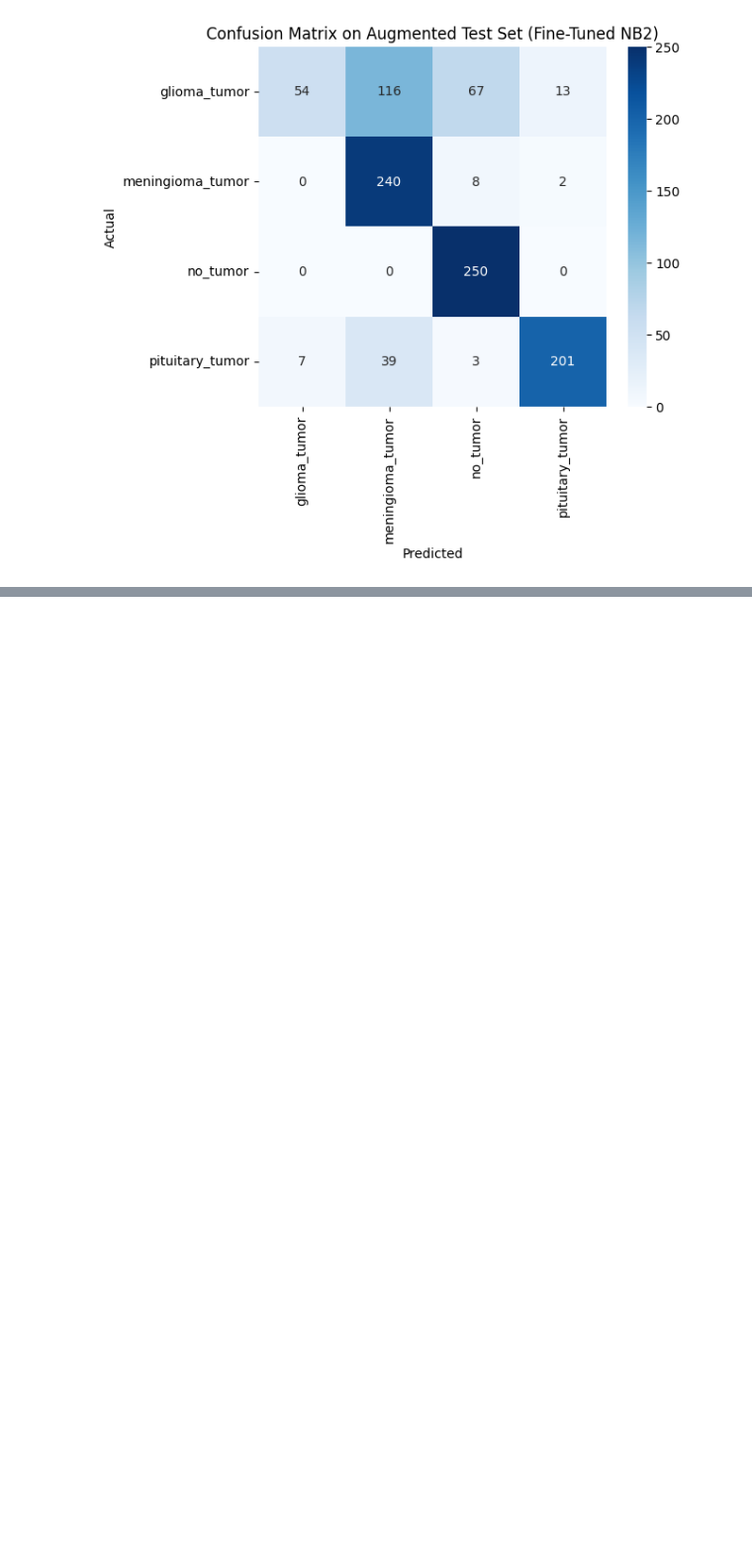
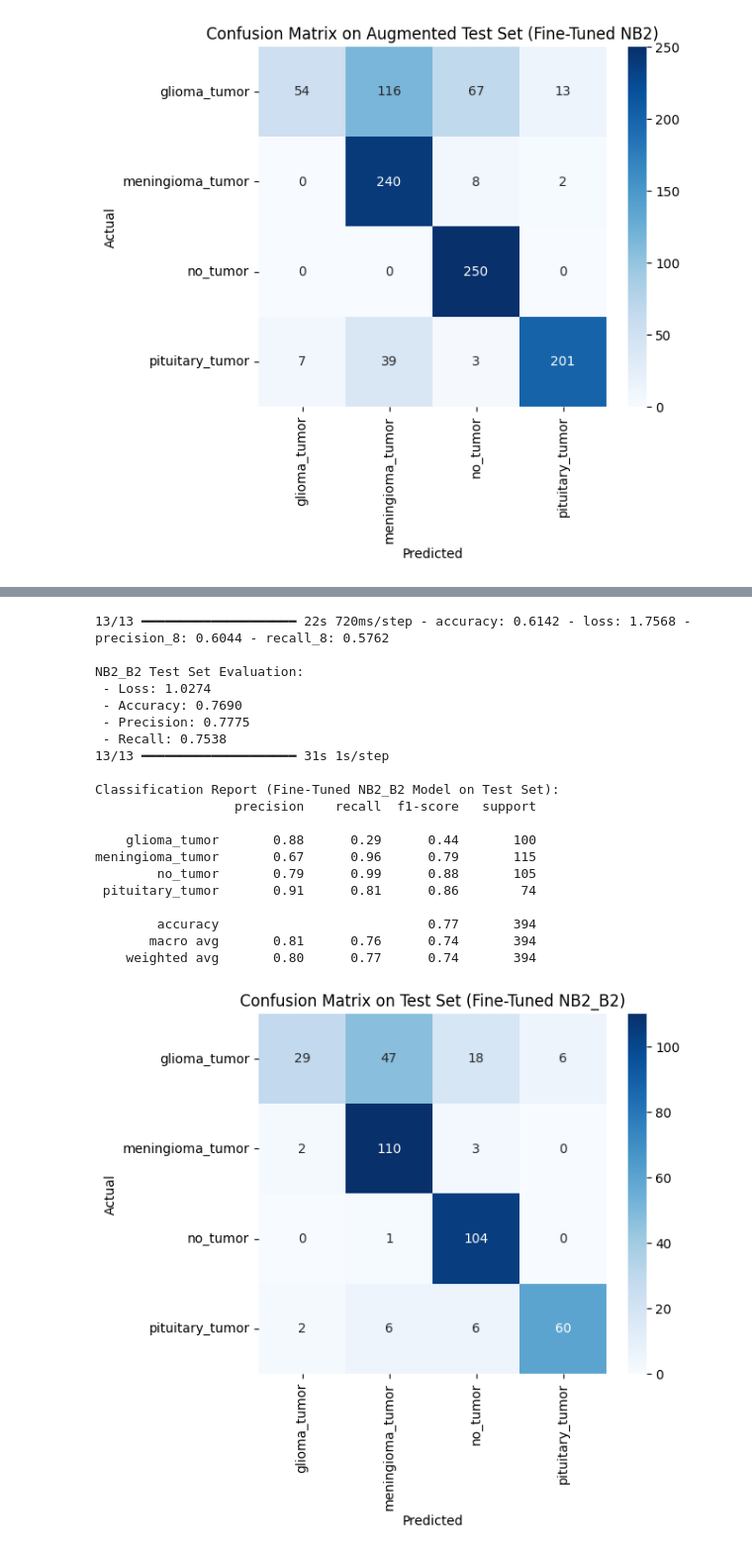
Before and after one commit to GalinaGl/CAS_ADS_2024, a Jupyter notebook: Module6/M6project/GGlousker_M6_project.ipynb, the cells around one changed output, grey strips where cells are left out. Shown at 99% size. Drawn from its saved outputs; the diff is of its cells as text; code cells hidden in the pictures; blank space fills up the shorter version.

```diff
--- a/Module6/M6project/GGlousker_M6_project.ipynb
+++ b/Module6/M6project/GGlousker_M6_project.ipynb
@@ -2093,0 +2255,56 @@ EfficientNetB0 might not be capturing glioma tumors well. Try to use a larger mo
+# %%
+# Evaluate model on the original test set
+test_loss_NB2_B2, test_accuracy_NB2_B2, test_precision_NB2_B2, test_recall_NB2_B2 = model_NB2_B2.evaluate(X_test_NB2_resized, y_test_NB2_one_hot, verbose=1)
+
+print("\nNB2_B2 Test Set Evaluation:")
+print(f" - Loss: {test_loss_NB2_B2:.4f}")
+print(f" - Accuracy: {test_accuracy_NB2_B2:.4f}")
+print(f" - Precision: {test_precision_NB2_B2:.4f}")
+print(f" - Recall: {test_recall_NB2_B2:.4f}")
+
+# Get predictions from the fine-tuned NB2_B2 model on the original test dataset
+pred_finetune_NB2_B2_test = model_NB2_B2.predict(X_test_NB2_resized)
+
+# Convert predictions from probabilities to class labels
+pred_labels_finetune_NB2_B2_test = np.argmax(pred_finetune_NB2_B2_test, axis=1)
+
+# Use y_test_NB2_one_hot for evaluation
+y_true_labels_finetune_NB2_B2_test = np.argmax(y_test_NB2_one_hot, axis=1)
+
+# Print classification report
+print("\nClassification Report (Fine-Tuned NB2_B2 Model on Test Set):")
+print(classification_report(y_true_labels_finetune_NB2_B2_test, pred_labels_finetune_NB2_B2_test, target_names=label_encoder.classes_))
+
+# Confusion matrix
+cm_finetune_NB2_B2_test = confusion_matrix(y_true_labels_finetune_NB2_B2_test, pred_labels_finetune_NB2_B2_test)
+
+# Plot confusion matrix
+plt.figure(figsize=(6, 5))
+sns.heatmap(cm_finetune_NB2_B2_test, annot=True, fmt="d", cmap="Blues",
+            xticklabels=label_encoder.classes_, yticklabels=label_encoder.classes_)
+plt.xlabel("Predicted")
+plt.ylabel("Actual")
+plt.title("Confusion Matrix on Test Set (Fine-Tuned NB2_B2)")
+plt.show()
+# %% [output]
+13/13 ━━━━━━━━━━━━━━━━━━━━ 22s 720ms/step - accuracy: 0.6142 - loss: 1.7568 - precision_8: 0.6044 - recall_8: 0.5762
+
+NB2_B2 Test Set Evaluation:
+ - Loss: 1.0274
+ - Accuracy: 0.7690
+ - Precision: 0.7775
+ - Recall: 0.7538
+13/13 ━━━━━━━━━━━━━━━━━━━━ 31s 1s/step
+
+Classification Report (Fine-Tuned NB2_B2 Model on Test Set):
+                  precision    recall  f1-score   support
+
+    glioma_tumor       0.88      0.29      0.44       100
+meningioma_tumor       0.67      0.96      0.79       115
+        no_tumor       0.79      0.99      0.88       105
+ pituitary_tumor       0.91      0.81      0.86        74
+
+        accuracy                           0.77       394
+       macro avg       0.81      0.76      0.74       394
+    weighted avg       0.80      0.77      0.74       394
+[figure, added]
```
Also changed, not shown: parts of 9 cells of this notebook, 4 other files.
